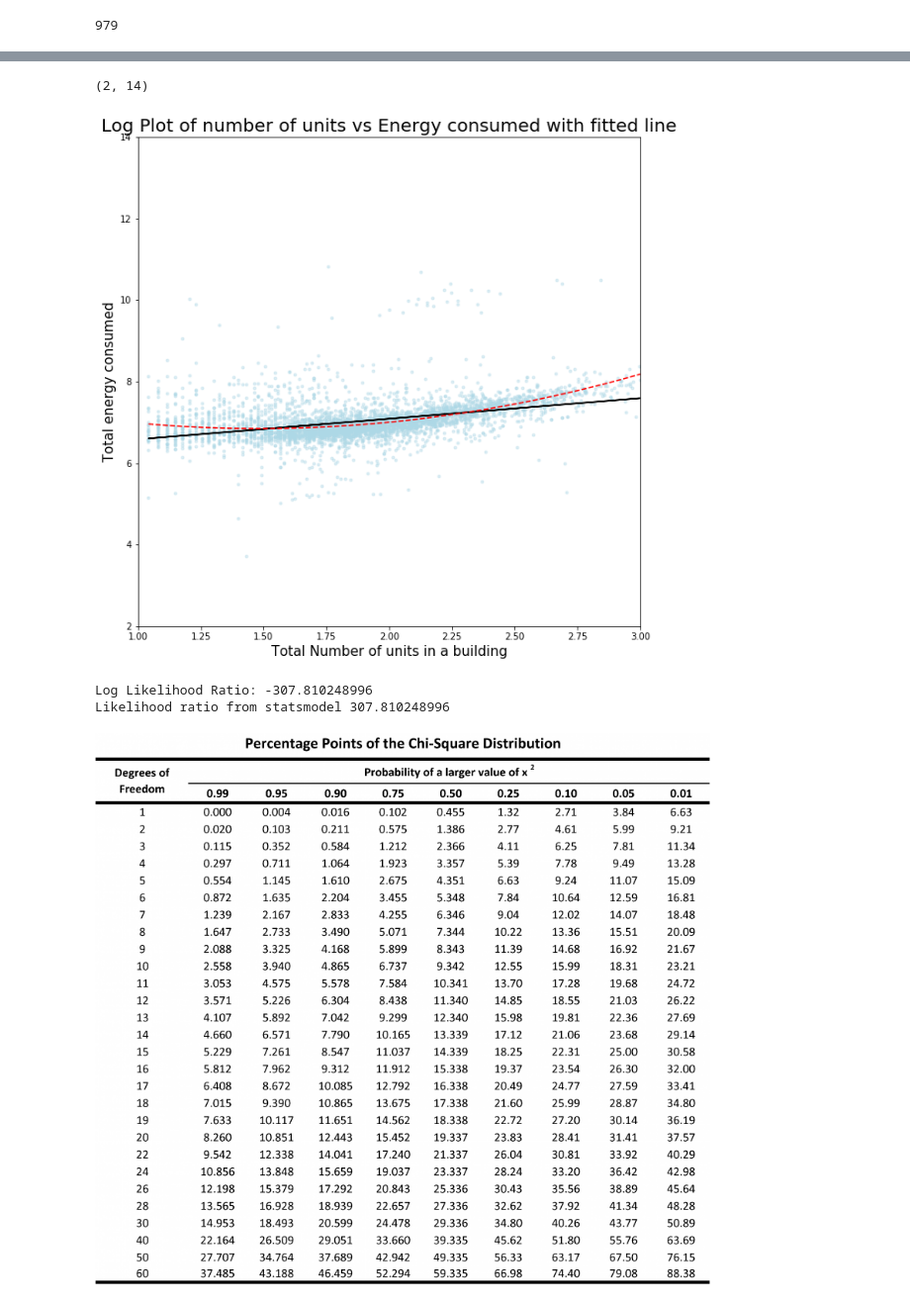
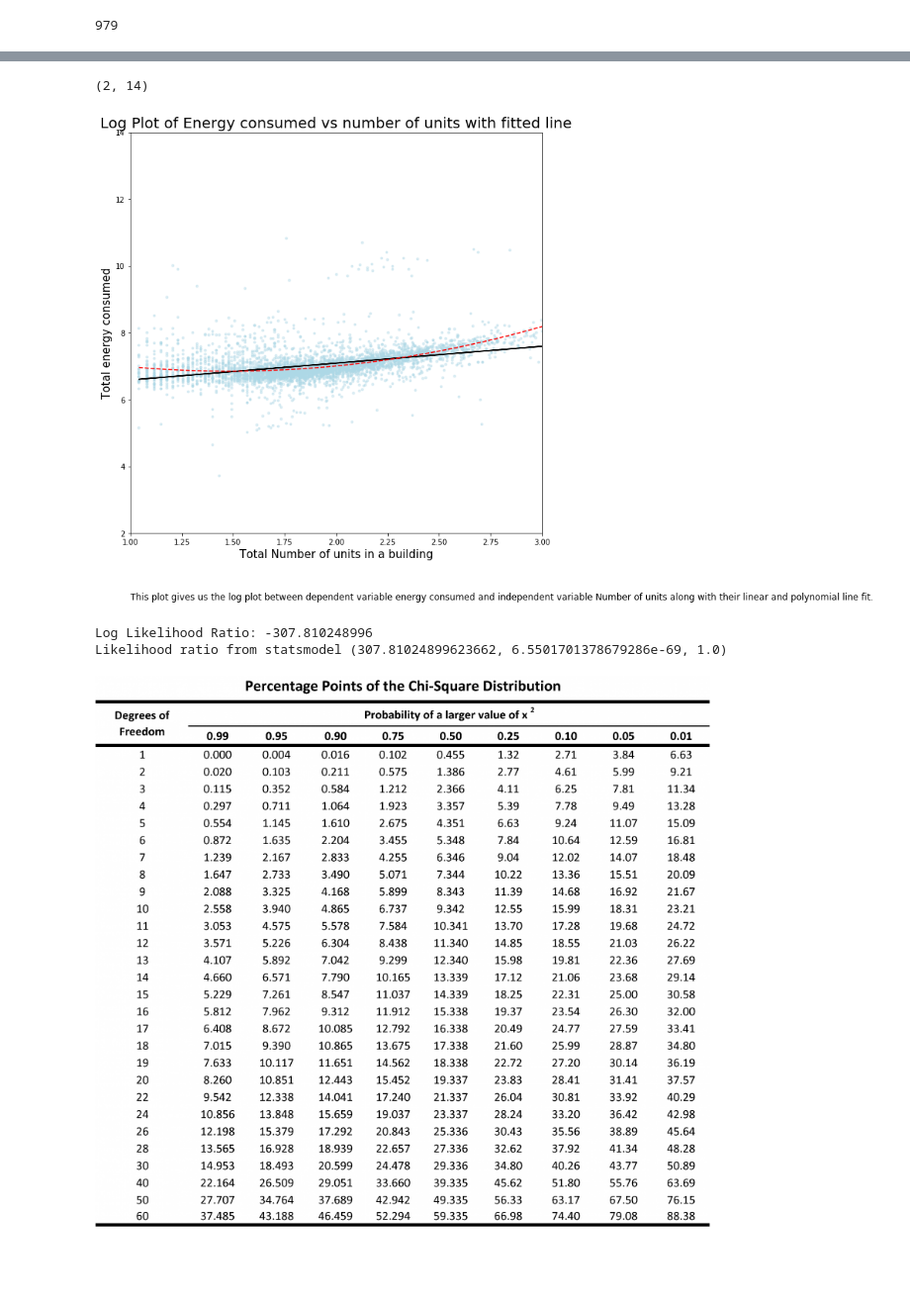
Before and after one commit to gauravcusp/Urban_Informatics_Coding_Assignments, a Jupyter notebook: HW6_gb1877/HW6_1_gb1877.ipynb, the cells around one changed output, grey strips where cells are left out. Shown at 99% size. Cells and saved outputs as stored; diff of their text form; code cells hidden in the pictures; blank space fills up the shorter version.

```diff
--- a/HW6_gb1877/HW6_1_gb1877.ipynb
+++ b/HW6_gb1877/HW6_1_gb1877.ipynb
@@ -400,25 +407,26 @@ OLS Regression Results
 # %%
 pl.figure(figsize=(10,10))
 pl.plot(np.log10(datacut.UnitsTotal),np.log10(datacut.EnergyTOTAL),'.',color='lightblue',alpha=0.4)
 
 pl.plot(np.log10(datacut.UnitsTotal),linmodel.predict(),color='black')
 
 pl.plot(linefit, poly_fit.predict(sm.add_constant(polyfit)), 'r--')
 
 pl.xlabel('Total Number of units in a building',fontsize=15)
 pl.ylabel('Total energy consumed',fontsize=15)
-pl.title('Log Plot of number of units vs Energy consumed with fitted line',fontsize=20)
+pl.title('Log Plot of Energy consumed vs number of units with fitted line',fontsize=20)
+pl.text(1,0,'This plot gives us the log plot between dependent variable energy consumed and independent variable Number of units along with their linear and polynomial line fit.', fontsize=12)
 pl.xlim(1,3)
 pl.ylim(2,14)
 # %% [output]
 (2, 14)
-[figure, old version]
+[figure, new version]
 # %%
 print('Log Likelihood Ratio:', -2* (-linmodel.llf - (-poly_fit.llf)))
-print('Likelihood ratio from statsmodel', poly_fit.compare_lr_test(linmodel)[0])
+print('Likelihood ratio from statsmodel', poly_fit.compare_lr_test(linmodel))
 # %% [output]
 Log Likelihood Ratio: -307.810248996
-Likelihood ratio from statsmodel 307.810248996
+Likelihood ratio from statsmodel (307.81024899623662, 6.5501701378679286e-69, 1.0)
 # %%
 from IPython.display import Image
 Image('http://passel.unl.edu/Image/Namuth-CovertDeana956176274/chi-sqaure%20distribution%20table.PNG')
```
Also changed, not shown: parts of 13 cells of this notebook, 1 other file.
